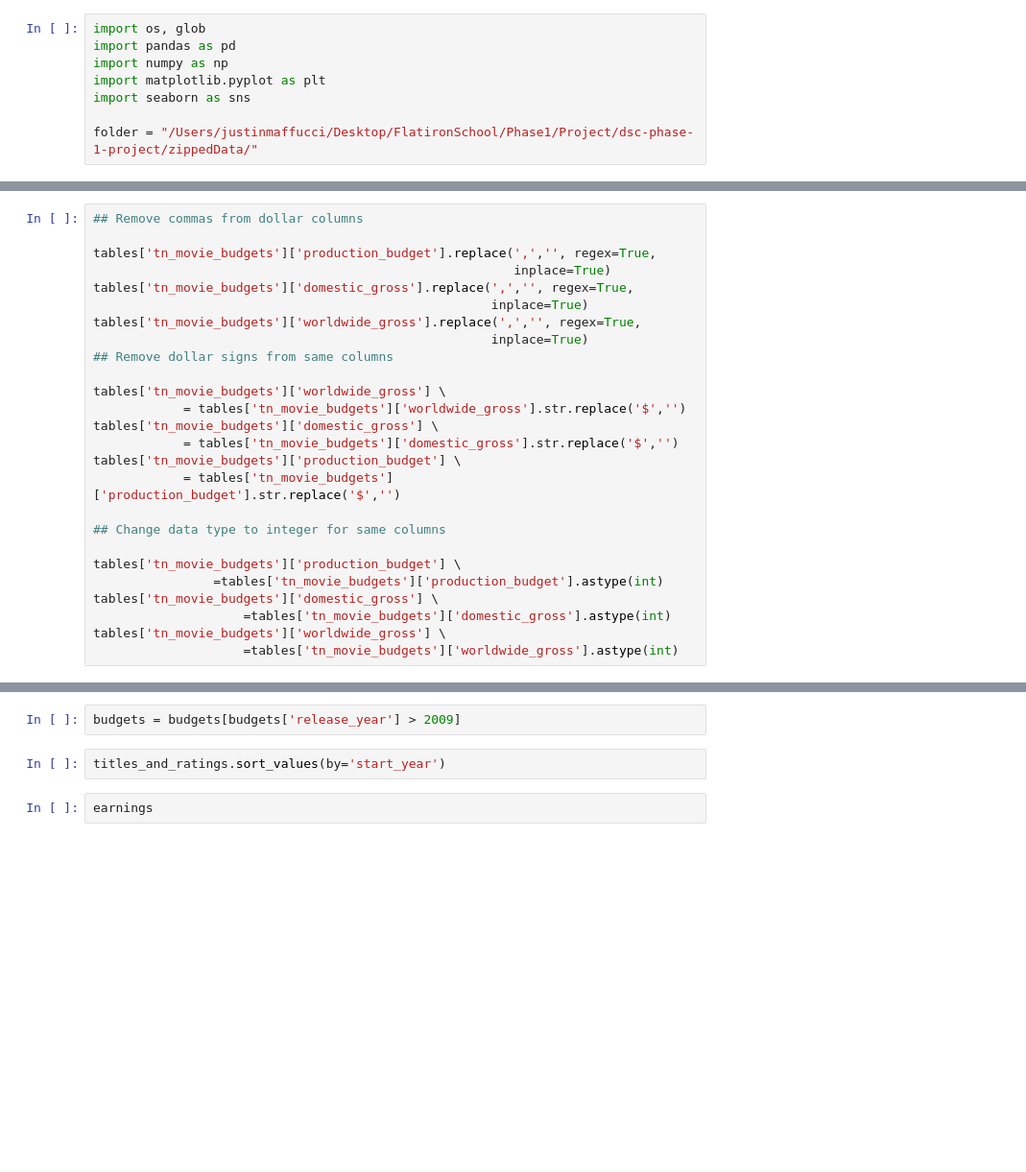
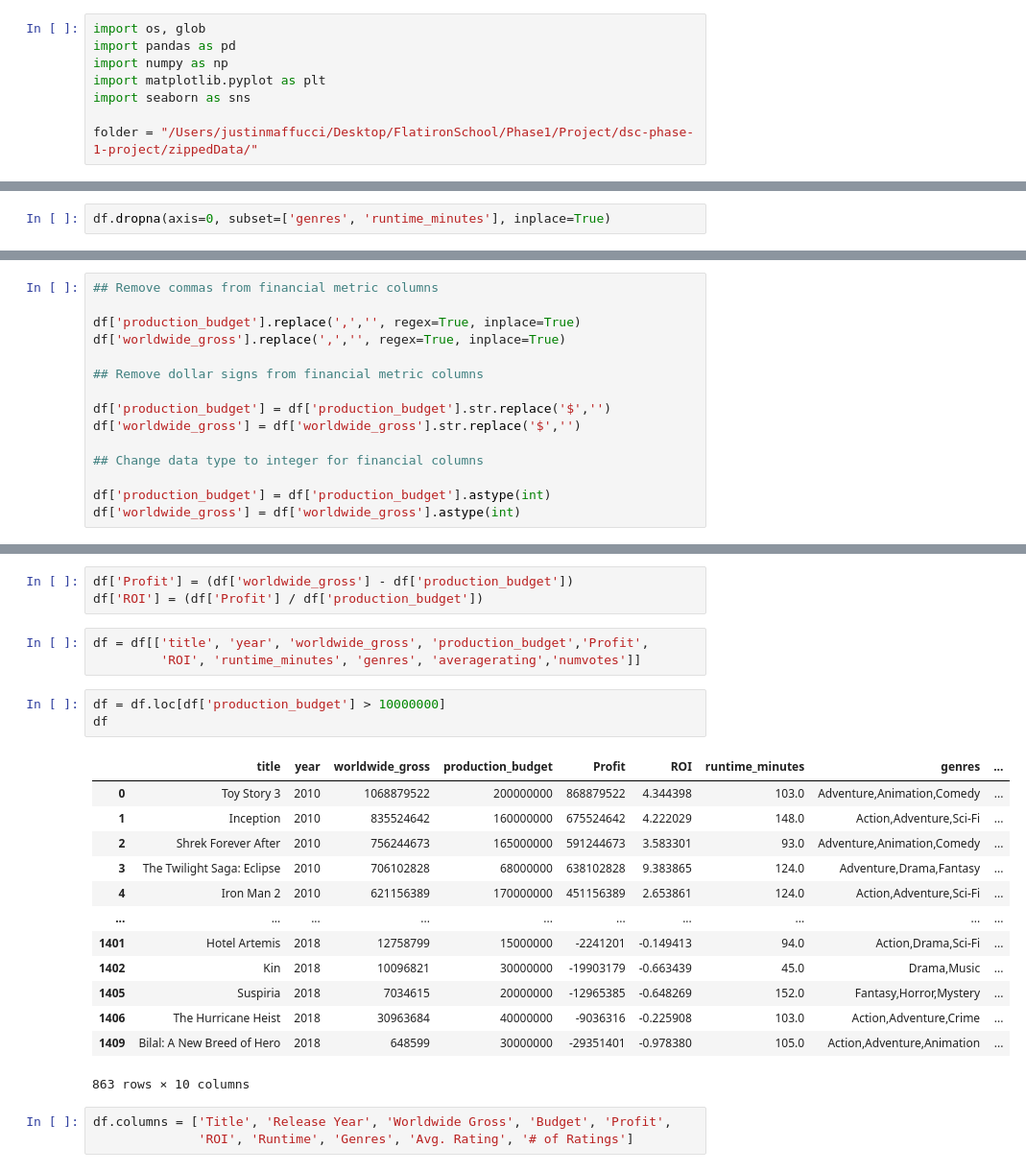
Before and after one commit to jmaffucci/dsc-phase-1-project, a Jupyter notebook: student-Copy1.ipynb, the cells around one changed output, grey strips where cells are left out. Shown at 96% size. Cells and saved outputs as stored; diff of their text form; blank space fills up the shorter version.

Commit message:
All tables are cleaned and formatted correctly. Ready for visualizations

```diff
--- a/student-Copy1.ipynb
+++ b/student-Copy1.ipynb
@@ -211,0 +146,2 @@ None
+# %%
+df.dropna(axis=0, subset=['genres', 'runtime_minutes'], inplace=True)
@@ -212,26 +171,15 @@ None
 # %%
-## Remove commas from dollar columns
+## Remove commas from financial metric columns
 
-tables['tn_movie_budgets']['production_budget'].replace(',','', regex=True,
-                                                        inplace=True)
-tables['tn_movie_budgets']['domestic_gross'].replace(',','', regex=True,
-                                                     inplace=True)
-tables['tn_movie_budgets']['worldwide_gross'].replace(',','', regex=True,
-                                                     inplace=True)
-## Remove dollar signs from same columns
+df['production_budget'].replace(',','', regex=True, inplace=True)
+df['worldwide_gross'].replace(',','', regex=True, inplace=True)
 
-tables['tn_movie_budgets']['worldwide_gross'] \
-            = tables['tn_movie_budgets']['worldwide_gross'].str.replace('$','')
-tables['tn_movie_budgets']['domestic_gross'] \
-            = tables['tn_movie_budgets']['domestic_gross'].str.replace('$','')
-tables['tn_movie_budgets']['production_budget'] \
-            = tables['tn_movie_budgets']['production_budget'].str.replace('$','')
+## Remove dollar signs from financial metric columns
 
-## Change data type to integer for same columns
+df['production_budget'] = df['production_budget'].str.replace('$','')
+df['worldwide_gross'] = df['worldwide_gross'].str.replace('$','')
 
-tables['tn_movie_budgets']['production_budget'] \
-                =tables['tn_movie_budgets']['production_budget'].astype(int)
-tables['tn_movie_budgets']['domestic_gross'] \
-                    =tables['tn_movie_budgets']['domestic_gross'].astype(int)
-tables['tn_movie_budgets']['worldwide_gross'] \
-                    =tables['tn_movie_budgets']['worldwide_gross'].astype(int)
+## Change data type to integer for financial columns
+
+df['production_budget'] = df['production_budget'].astype(int)
+df['worldwide_gross'] = df['worldwide_gross'].astype(int)
@@ -310,6 +186,26 @@ budgets['release_year'] = budgets['release_year'].astype(int)
-# %%
-budgets = budgets[budgets['release_year'] > 2009]
-# %%
-titles_and_ratings.sort_values(by='start_year')
-# %%
-earnings
+# %%
+df['Profit'] = (df['worldwide_gross'] - df['production_budget'])
+df['ROI'] = (df['Profit'] / df['production_budget'])
+# %%
+df = df[['title', 'year', 'worldwide_gross', 'production_budget','Profit',
+         'ROI', 'runtime_minutes', 'genres', 'averagerating','numvotes']]
+# %%
+df = df.loc[df['production_budget'] > 10000000]
+df
+# %% [output]
+|  | title | year | worldwide_gross | production_budget | Profit | ROI | runtime_minutes | genres | ... |
+| 0 | Toy Story 3 | 2010 | 1068879522 | 200000000 | 868879522 | 4.344398 | 103.0 | Adventure,Animation,Comedy | ... |
+| 1 | Inception | 2010 | 835524642 | 160000000 | 675524642 | 4.222029 | 148.0 | Action,Adventure,Sci-Fi | ... |
+| 2 | Shrek Forever After | 2010 | 756244673 | 165000000 | 591244673 | 3.583301 | 93.0 | Adventure,Animation,Comedy | ... |
+| 3 | The Twilight Saga: Eclipse | 2010 | 706102828 | 68000000 | 638102828 | 9.383865 | 124.0 | Adventure,Drama,Fantasy | ... |
+| 4 | Iron Man 2 | 2010 | 621156389 | 170000000 | 451156389 | 2.653861 | 124.0 | Action,Adventure,Sci-Fi | ... |
+| ... | ... | ... | ... | ... | ... | ... | ... | ... | ... |
+| 1401 | Hotel Artemis | 2018 | 12758799 | 15000000 | -2241201 | -0.149413 | 94.0 | Action,Drama,Sci-Fi | ... |
+| 1402 | Kin | 2018 | 10096821 | 30000000 | -19903179 | -0.663439 | 45.0 | Drama,Music | ... |
+| 1405 | Suspiria | 2018 | 7034615 | 20000000 | -12965385 | -0.648269 | 152.0 | Fantasy,Horror,Mystery | ... |
+| 1406 | The Hurricane Heist | 2018 | 30963684 | 40000000 | -9036316 | -0.225908 | 103.0 | Action,Adventure,Crime | ... |
+| 1409 | Bilal: A New Breed of Hero | 2018 | 648599 | 30000000 | -29351401 | -0.978380 | 105.0 | Action,Adventure,Animation | ... |
+863 rows × 10 columns
+# %%
+df.columns = ['Title', 'Release Year', 'Worldwide Gross', 'Budget', 'Profit',
+              'ROI', 'Runtime', 'Genres', 'Avg. Rating', '# of Ratings']
```
Also changed, not shown: parts of 20 cells of this notebook, 1 other file.
